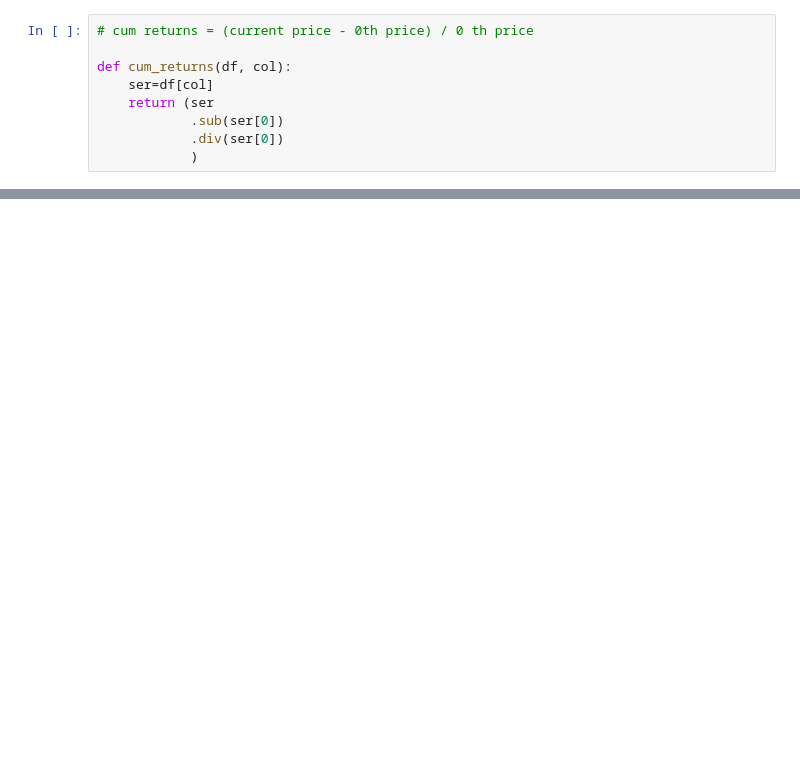
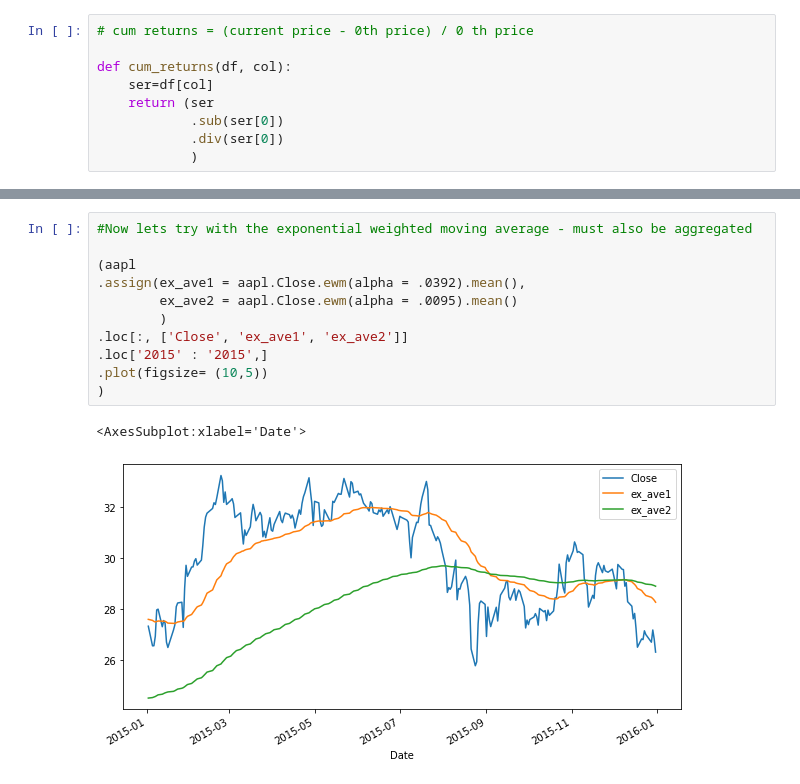
Before and after one commit to matyas-gyu/learning_finance, a Jupyter notebook: learning_finance.ipynb, the cells around one changed output, grey strips where cells are left out. Cells and saved outputs as stored; diff of their text form; blank space fills up the shorter version.

```diff
--- a/learning_finance.ipynb
+++ b/learning_finance.ipynb
@@ -446,0 +492,14 @@ array([<Axes: xlabel='Date'>, <Axes: xlabel='Date'>], dtype=object)
+# %%
+#Now lets try with the exponential weighted moving average - must also be aggregated
+
+(aapl
+.assign(ex_ave1 = aapl.Close.ewm(alpha = .0392).mean(),
+        ex_ave2 = aapl.Close.ewm(alpha = .0095).mean()
+        )
+.loc[:, ['Close', 'ex_ave1', 'ex_ave2']]
+.loc['2015' : '2015',]
+.plot(figsize= (10,5))
+)
+# %% [output]
+<AxesSubplot:xlabel='Date'>
+[figure, added]
```
Also changed, not shown: parts of 26 cells of this notebook, 1 other file.
